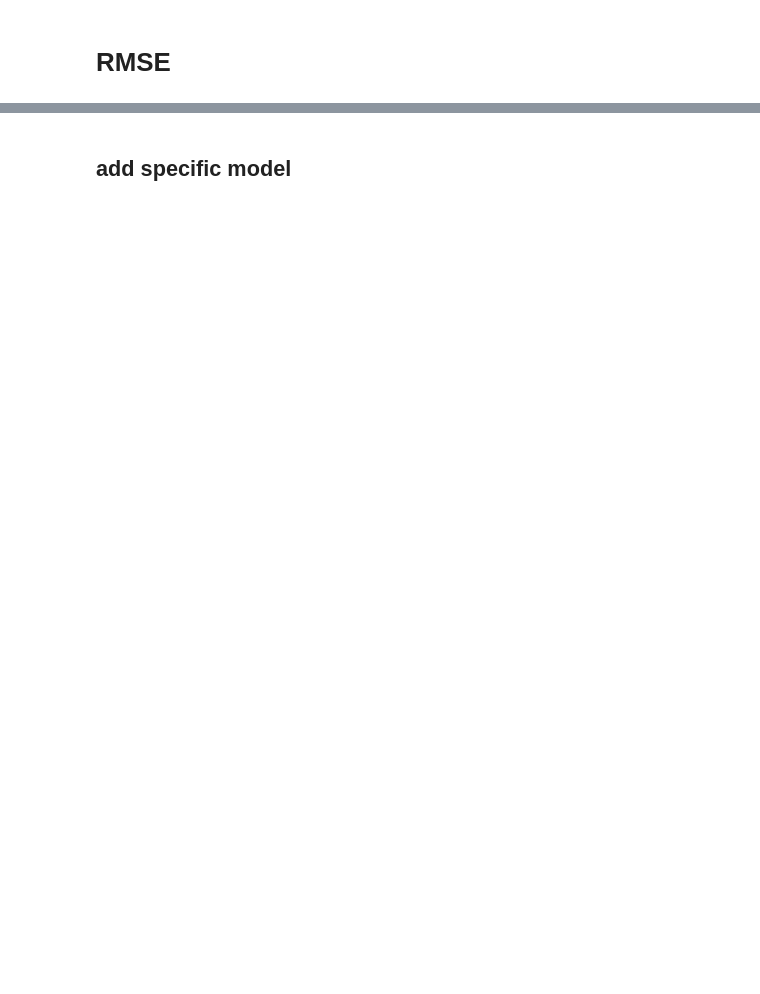
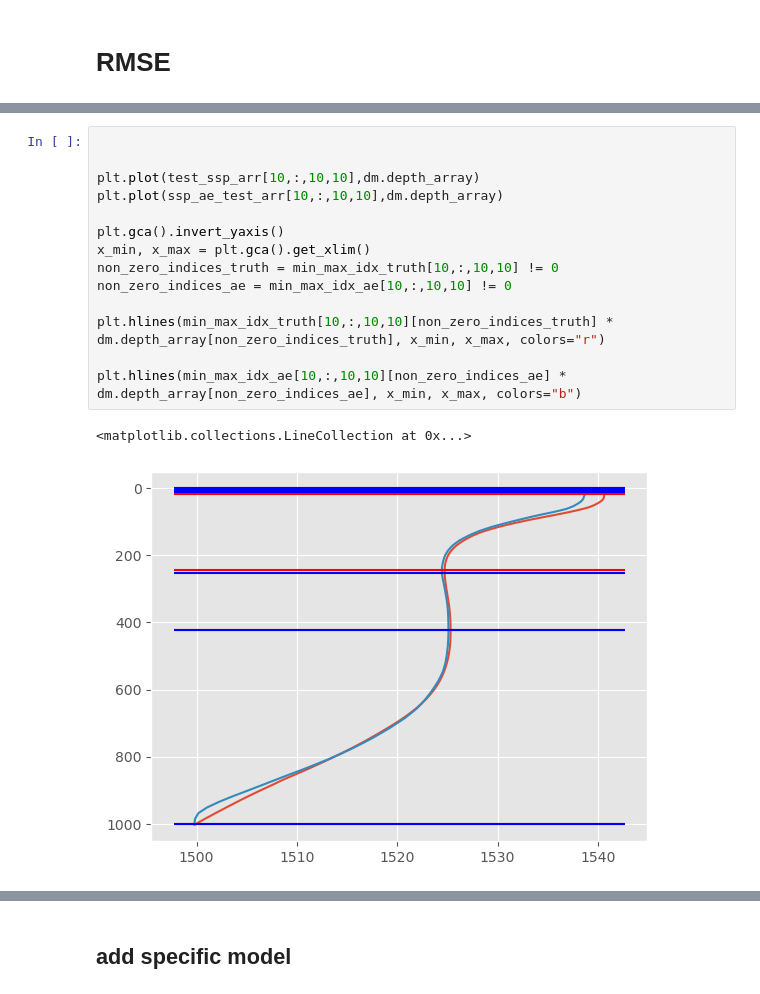
Before and after one commit to CIA-Oceanix/FASCINATION, a Jupyter notebook: notebooks/metrics_AE_3D.ipynb, the cells around one changed output, grey strips where cells are left out. Cells and saved outputs as stored; diff of their text form; blank space fills up the shorter version.

```diff
--- a/notebooks/metrics_AE_3D.ipynb
+++ b/notebooks/metrics_AE_3D.ipynb
@@ -481,0 +265,17 @@ NameError: name 'ckpt_dict' is not defined
+# %%
+
+
+plt.plot(test_ssp_arr[10,:,10,10],dm.depth_array)
+plt.plot(ssp_ae_test_arr[10,:,10,10],dm.depth_array)
+
+plt.gca().invert_yaxis()
+x_min, x_max = plt.gca().get_xlim()
+non_zero_indices_truth = min_max_idx_truth[10,:,10,10] != 0
+non_zero_indices_ae = min_max_idx_ae[10,:,10,10] != 0
+
+plt.hlines(min_max_idx_truth[10,:,10,10][non_zero_indices_truth] * dm.depth_array[non_zero_indices_truth], x_min, x_max, colors="r")
+
+plt.hlines(min_max_idx_ae[10,:,10,10][non_zero_indices_ae] * dm.depth_array[non_zero_indices_ae], x_min, x_max, colors="b")
+# %% [output]
+<matplotlib.collections.LineCollection at 0x...>
+[figure, added]
```
Also changed, not shown: parts of 18 cells of this notebook, 12 other files.
